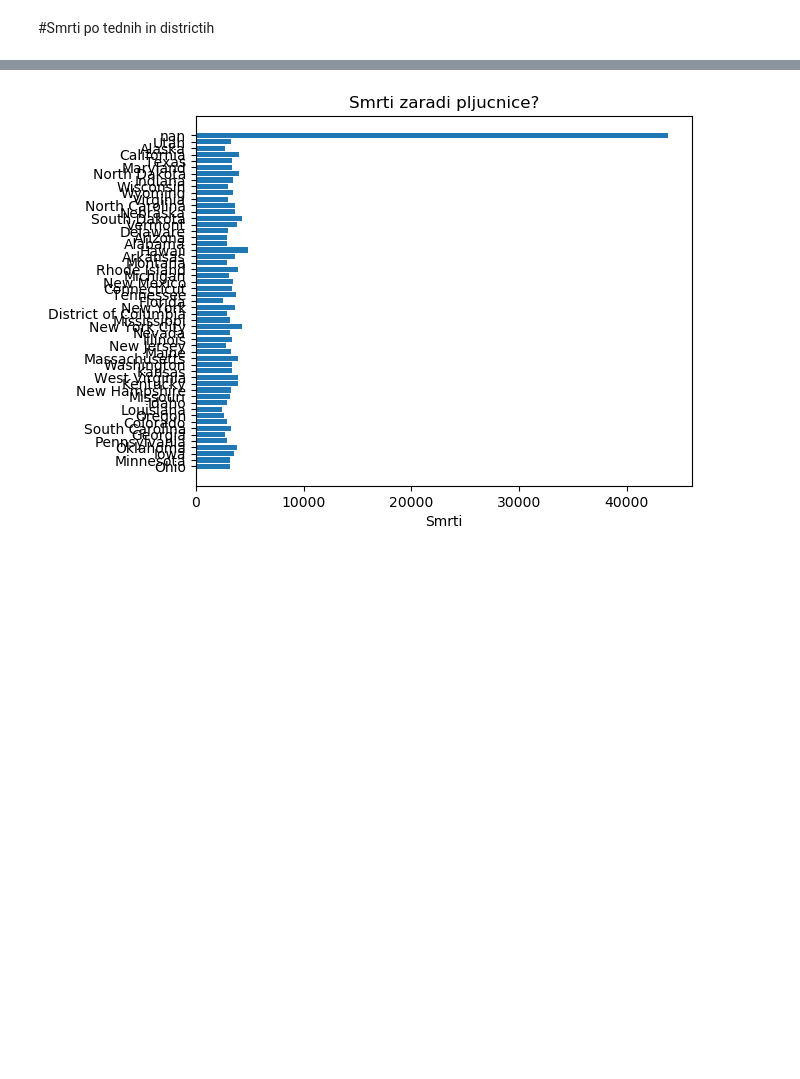
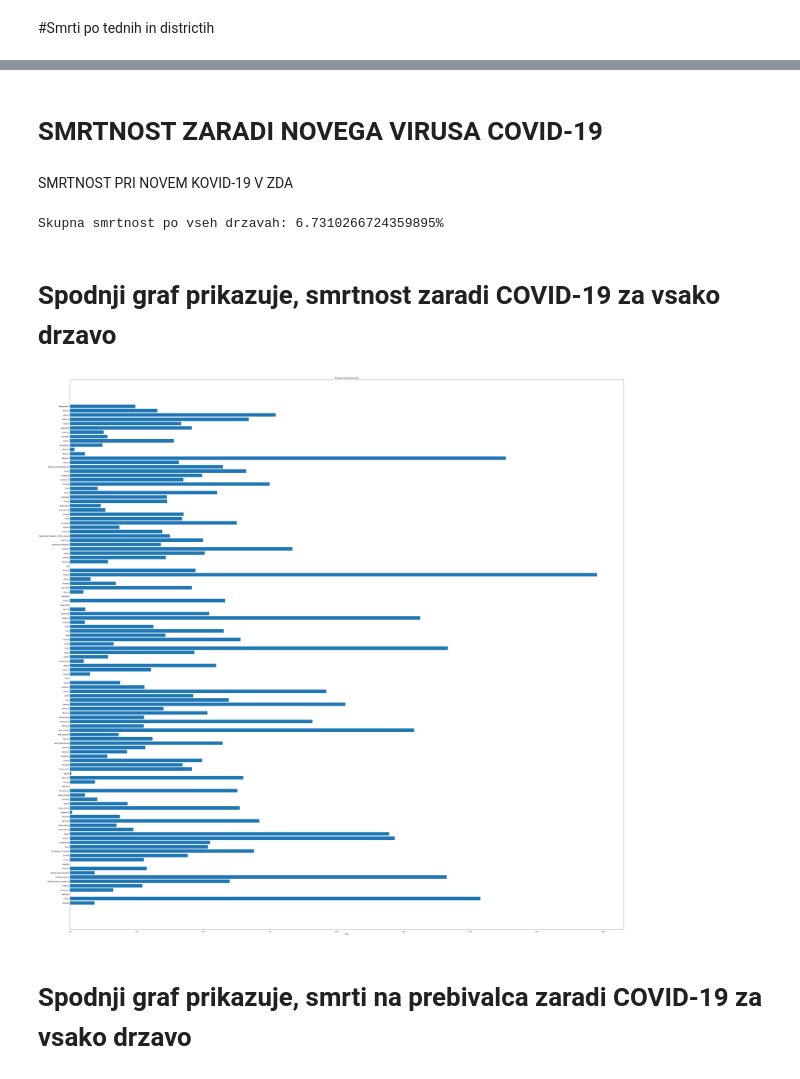
Before and after one commit to Zan-23/PR20NERJZ, a Jupyter notebook: notebooks/NikolajPopovic.ipynb, the cells around one changed output, grey strips where cells are left out. Saved outputs shown, nothing was run; the diff lists cells and outputs as text; code cells hidden in the pictures; blank space fills up the shorter version.

```diff
--- a/notebooks/NikolajPopovic.ipynb
+++ b/notebooks/NikolajPopovic.ipynb
@@ -147,0 +320,6 @@ for x in stejt:
+# %% [markdown]
+# SMRTNOST ZARADI NOVEGA VIRUSA COVID-19
+# %% [markdown]
+SMRTNOST PRI NOVEM KOVID-19 V ZDA
+# %%
+TOTAL_D,TOTAL_C,smrtinapreb,smrtnost = PripravaSmrtnosti(matrica)
@@ -148,18 +329,37 @@ for x in stejt:
+# %%
+printaj(TOTAL_D,TOTAL_C)
+# %% [output]
+Skupna smrtnost po vseh drzavah: 6.7310266724359895%
 # %%
-y_pos = np.arange(len(stejt))
-
-plt.rcdefaults()
-fig, ax = plt.subplots()
-matplotlib.rc('xtick', labelsize=5)
-ax.figsize=(15, 12)
-ax.barh(y_pos, grp, align='center')
-ax.set_yticks(y_pos)
-ax.set_yticklabels(stejt)
-ax.invert_yaxis()  # labels read top-to-bottom
-ax.set_xlabel('Smrti')
-ax.set_title('Smrti zaradi pljucnice?')
-  # labels read top-to-bottom
-
-plt.show()
+# Fixing random state for reproducibility
+def CoMort(drzave,smrtnosti):
+    y_pos = np.arange(len(drzave))
+    plt.rcdefaults()
+    fig, ax = plt.subplots(figsize=(60,60))
+    ax.barh(y_pos, smrtnosti, align='center')
+    ax.set_yticks(y_pos)
+    ax.set_yticklabels(drzave)
+    ax.invert_yaxis()  # labels read top-to-bottom
+    ax.set_xlabel('Smrti')
+    ax.set_title('Procent mrtvih za coivd')
+    plt.show()
+def CntRY(drzave,smnapreb):
+    y_pos = np.arange(len(drzave))
+    plt.rcdefaults()
+    fig, ax = plt.subplots(figsize=(60,60))
+    ax.barh(y_pos,  smnapreb, align='center')
+    ax.set_yticks(y_pos)
+    ax.set_yticklabels(drzave)
+    ax.invert_yaxis()  # labels read top-to-bottom
+    ax.set_xlabel('Smrti')
+    ax.set_title('Procent mrtvih za coivd')
+    plt.show()
-# %% [output]
-[figure, removed]
+# %% [markdown]
+# Spodnji graf prikazuje, smrtnost zaradi COVID-19 za vsako drzavo
+# %%
+smrtnosti,smnapreb,drzave = PripravaParamSmrt(smrtnost)
+CoMort(drzave,smrtnosti)
+# %% [output]
+[figure, added]
+# %% [markdown]
+# Spodnji graf prikazuje, smrti na prebivalca zaradi COVID-19 za vsako drzavo
```
Also changed, not shown: parts of 51 cells of this notebook.
